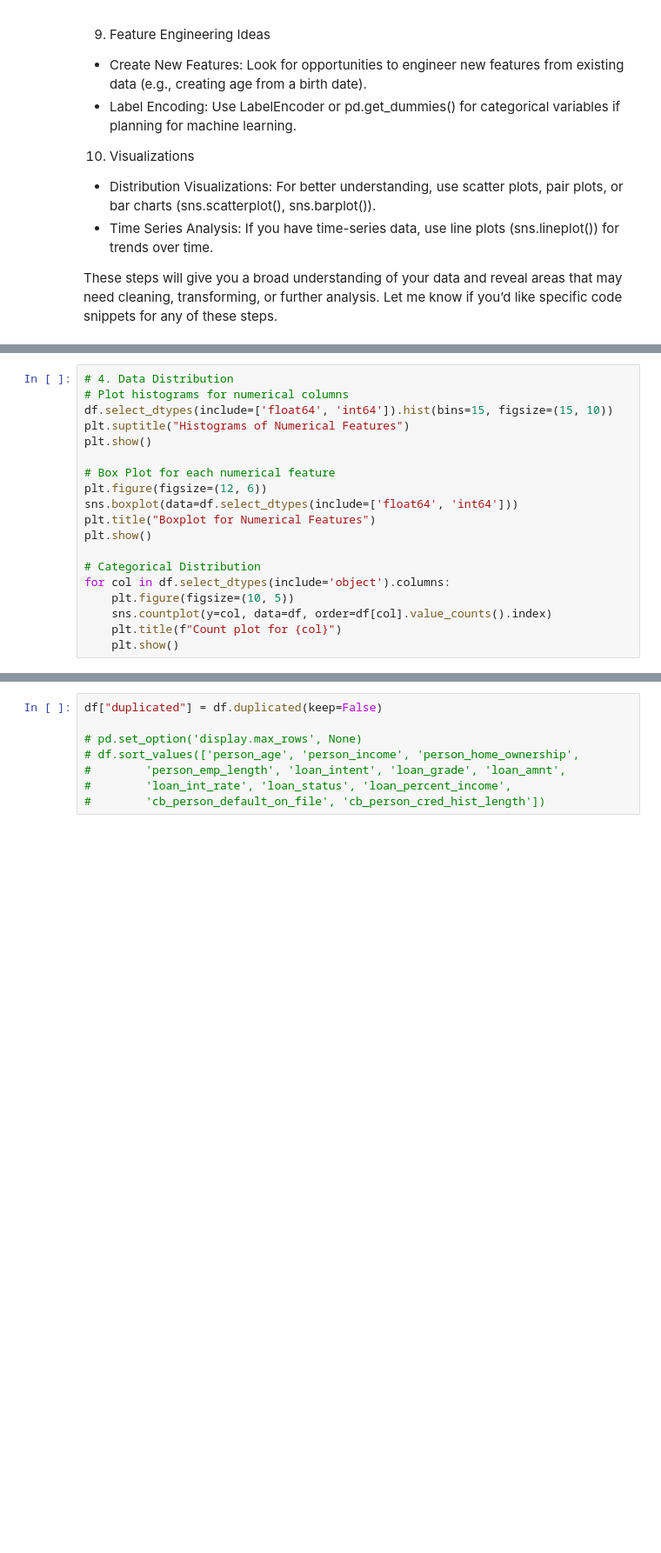
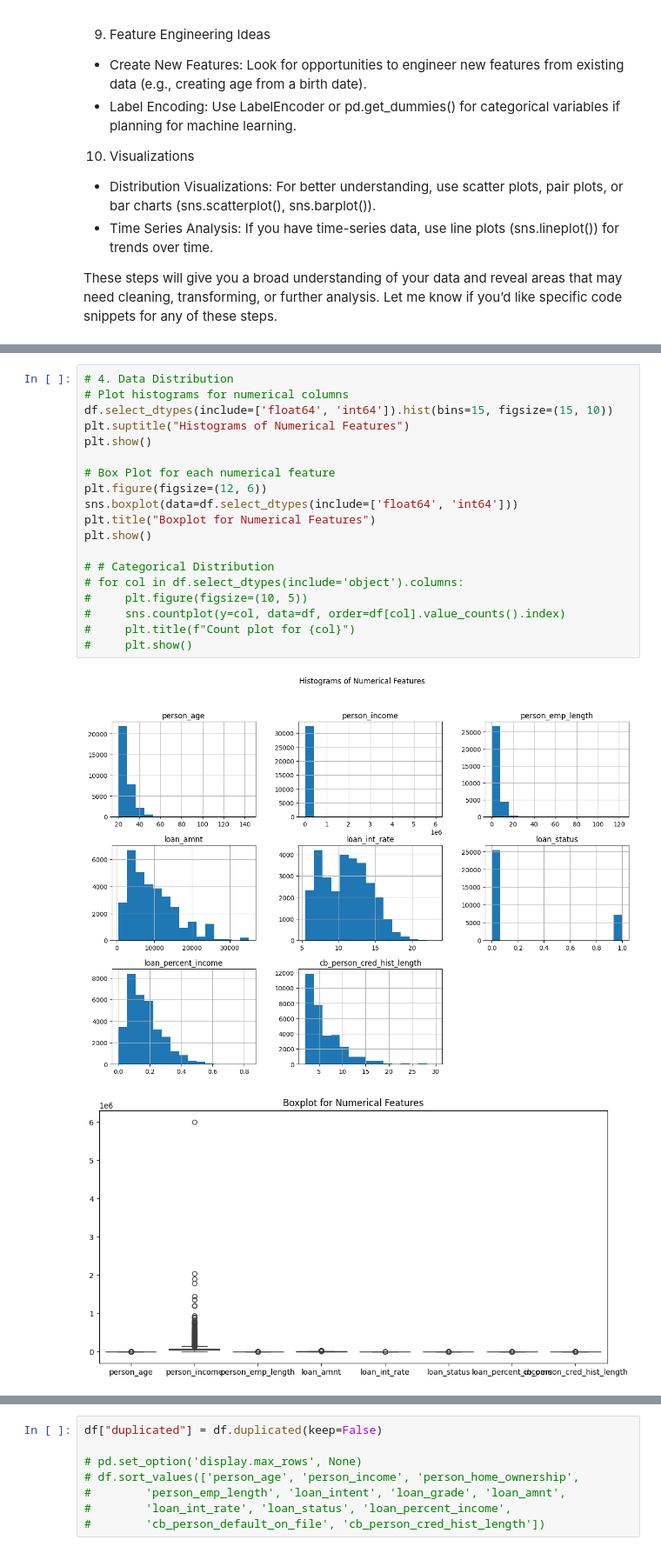
Before and after one commit to LadyZangetsu/data_science_ai_workshop_series, a Jupyter notebook: loan_approval_prediction/teams/anna_king/W1_Data_Exploration.ipynb, the cells around one changed output, grey strips where cells are left out. Shown: that part at 87% size. Cells and saved outputs as stored; diff of their text form; blank space fills up the shorter version.

```diff
--- a/loan_approval_prediction/teams/anna_king/W1_Data_Exploration.ipynb
+++ b/loan_approval_prediction/teams/anna_king/W1_Data_Exploration.ipynb
@@ -108,19 +206,22 @@ for col in df.select_dtypes(include='object').columns:
 # %%
 # 4. Data Distribution
 # Plot histograms for numerical columns
 df.select_dtypes(include=['float64', 'int64']).hist(bins=15, figsize=(15, 10))
 plt.suptitle("Histograms of Numerical Features")
 plt.show()
 
 # Box Plot for each numerical feature
 plt.figure(figsize=(12, 6))
 sns.boxplot(data=df.select_dtypes(include=['float64', 'int64']))
 plt.title("Boxplot for Numerical Features")
 plt.show()
 
-# Categorical Distribution
-for col in df.select_dtypes(include='object').columns:
-    plt.figure(figsize=(10, 5))
-    sns.countplot(y=col, data=df, order=df[col].value_counts().index)
-    plt.title(f"Count plot for {col}")
-    plt.show()
+# # Categorical Distribution
+# for col in df.select_dtypes(include='object').columns:
+#     plt.figure(figsize=(10, 5))
+#     sns.countplot(y=col, data=df, order=df[col].value_counts().index)
+#     plt.title(f"Count plot for {col}")
+#     plt.show()
+# %% [output]
+[figure, added]
+[figure, added]
```
Also changed, not shown: parts of 16 cells of this notebook.
